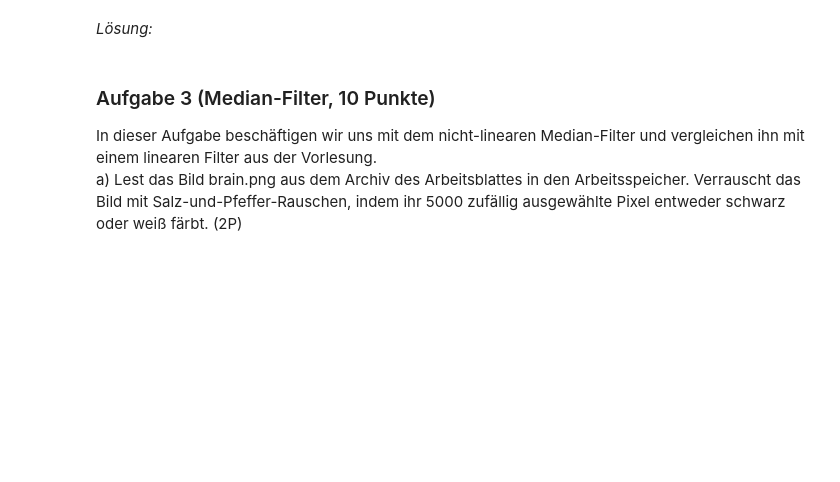
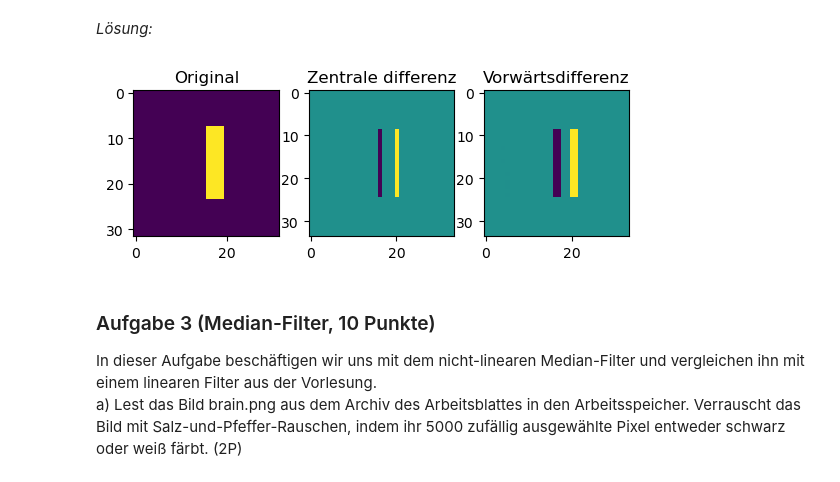
Before and after one commit to TimNogga/MedizinischeBildAnalyseBonn, a Jupyter notebook: mba-02/MBA_02.ipynb, the cells around one changed output. Cells and saved outputs as stored; diff of their text form; code cells hidden in the pictures; blank space fills up the shorter version.

```diff
--- a/mba-02/MBA_02.ipynb
+++ b/mba-02/MBA_02.ipynb
@@ -157,25 +159,40 @@ _Lösung:_
 # %%
 # Lösung
 import numpy as np
 import matplotlib.pyplot as plt
 import scipy as sp
 
 img = np.zeros((32, 32))
 img[8:-8, 16:20] = 1
 
 def zentrale_differenz(img):
 	kernel = np.zeros((3, 3))
+	kernel[1, 0] = -1
 	kernel[1, 1] = 1
-	kernel[1, 0] -1
 
 	return sp.signal.convolve(img, kernel)
 
 def vorwaerts_differenz(img):
 	kernel = np.zeros((3, 3))
 	kernel[1, 0] = -1
 	kernel[1, 2] = 1
 
 	return sp.signal.convolve(img, kernel)
+
+fig, axes = plt.subplots(1, 3)
+
+axes[0].imshow(img)
+axes[0].set_title("Original")
+
+axes[1].imshow(zentrale_differenz(img))
+axes[1].set_title("Zentrale differenz")
+
+axes[2].imshow(vorwaerts_differenz(img))
+axes[2].set_title("Vorwärtsdifferenz")
+
+plt.show()
+# %% [output]
+[figure, added]
 # %% [markdown]
 ### Aufgabe 3 (Median-Filter, 10 Punkte)
 
```
Also changed, not shown: parts of 8 cells of this notebook.
